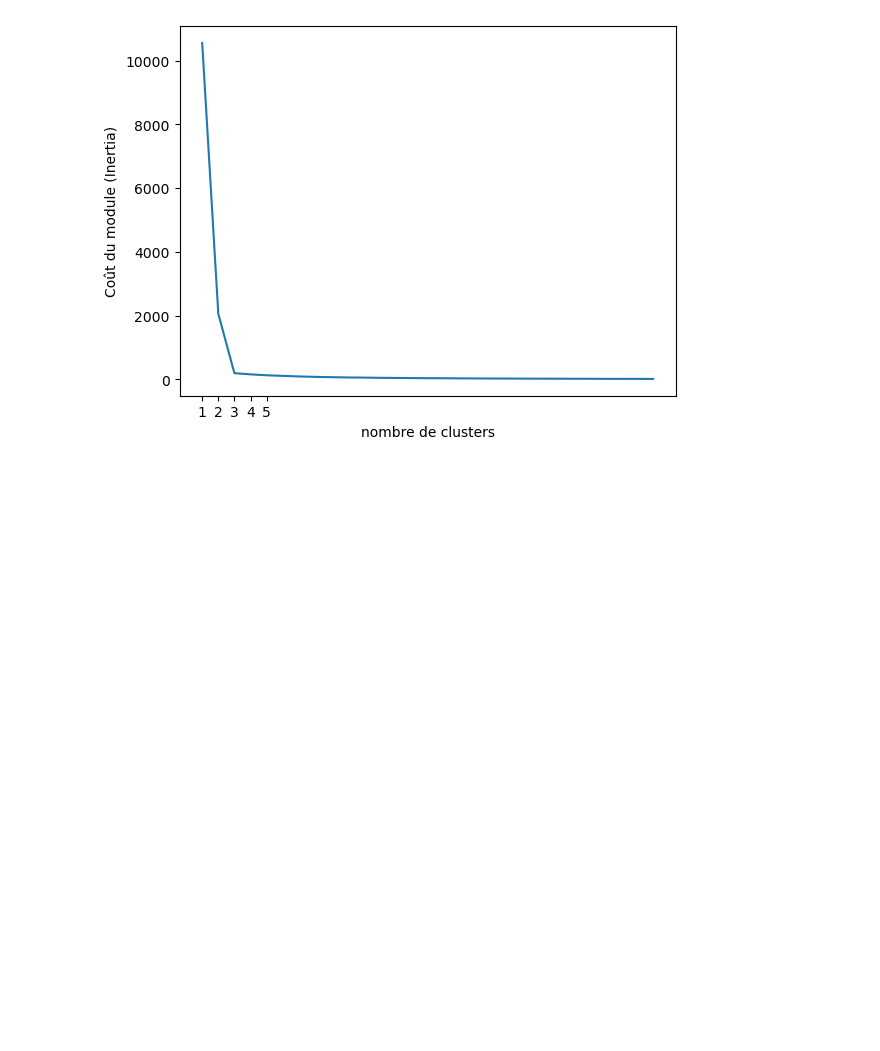
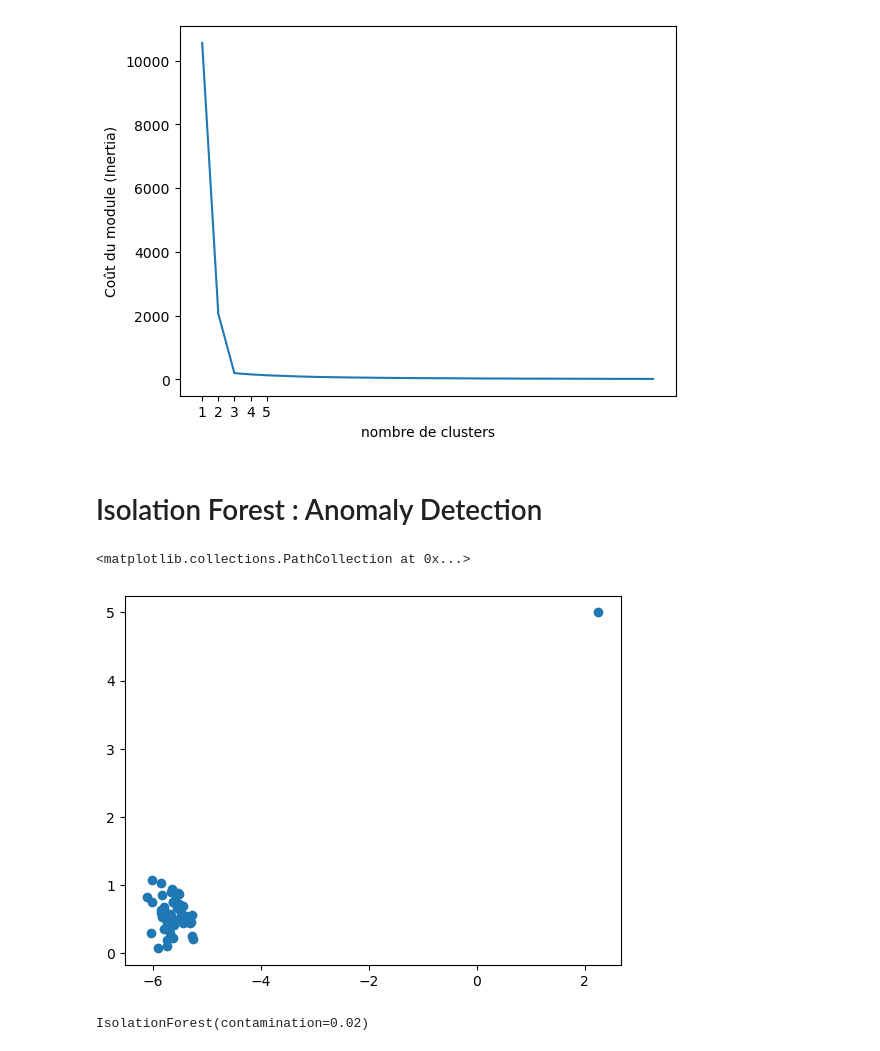
Before and after one commit to Just1919/Formation_Python_For_MachineLearning, a Jupyter notebook: Apprentissage non-supervisé.ipynb, the cells around one changed output. Drawn from its saved outputs; the diff is of its cells as text; code cells hidden in the pictures; blank space fills up the shorter version.

Commit message:
Apprentissage non-supervise:IsolationForest + PCA

```diff
--- a/Apprentissage non-supervisé.ipynb
+++ b/Apprentissage non-supervisé.ipynb
@@ -79,3 +79,5 @@ plt.xticks(custom_xticks)
 plt.show()
 # %% [output]
 [figure]
+# %% [markdown]
+# Isolation Forest : Anomaly Detection
@@ -81,0 +90,8 @@ plt.show()
+# %%
+X,y= make_blobs(n_samples=50, centers=1, cluster_std=0.2)
+X[-1,:]=np.array([2.25,5])
+# %%
+plt.scatter(X[:,0],X[:,1])
+# %% [output]
+<matplotlib.collections.PathCollection at 0x...>
+[figure, added]
@@ -81,0 +100,5 @@ plt.show()
+# %%
+model=IsolationForest(contamination=0.02)
+model.fit(X)
+# %% [output]
+IsolationForest(contamination=0.02)
```
Also changed, not shown: parts of 32 cells of this notebook.
